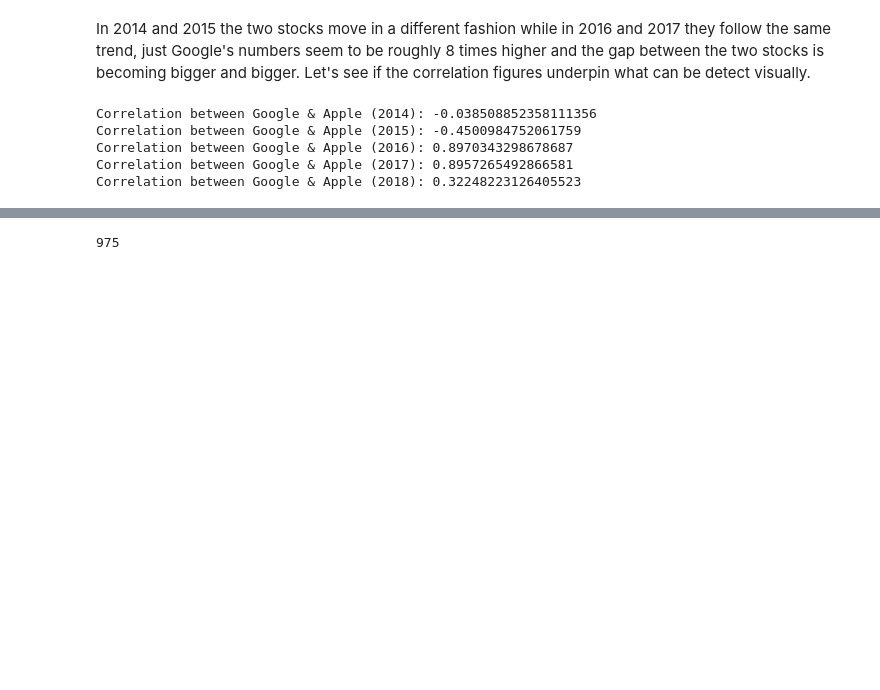
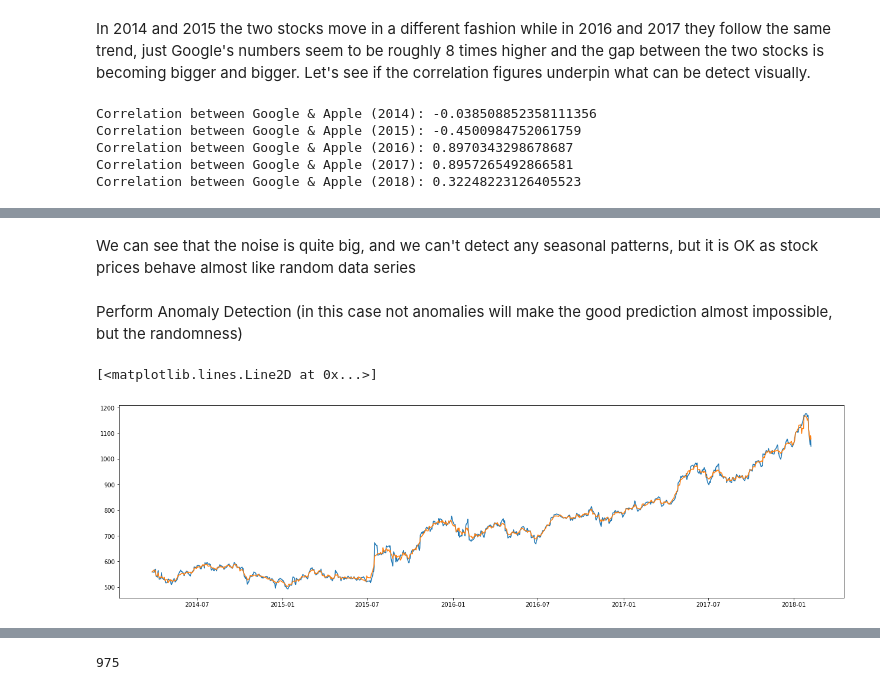
Before and after one commit to vbanai/Time-series-analysis, a Jupyter notebook: StockExchange.ipynb, the cells around one changed output, grey strips where cells are left out. Drawn from its saved outputs; the diff is of its cells as text; code cells hidden in the pictures; blank space fills up the shorter version.

```diff
--- a/StockExchange.ipynb
+++ b/StockExchange.ipynb
@@ -311,0 +344,15 @@ Correlation between Google & Apple (2018): 0.32248223126405523
+# %% [markdown]
+We can see that the noise is quite big, and we can't detect any seasonal patterns, but it is OK as stock prices behave almost like random data series
+# %% [markdown]
+Perform Anomaly Detection (in this case not anomalies will make the good prediction almost impossible, but the randomness)
+# %%
+# Let's check how big is the noise, the key areas where the original (blue plot) doesn't match up well with the yellow plot (trend + seasonal part)
+# This is the ANOMLIES, where residuals are qutie extreme
+
+estimated=trend + seasonal
+plt.figure(figsize=(22,6))
+plt.plot(dataset_Google['close'])
+plt.plot(estimated)
+# %% [output]
+[<matplotlib.lines.Line2D at 0x...>]
+[figure, added]
```
Also changed, not shown: parts of 13 cells of this notebook.
